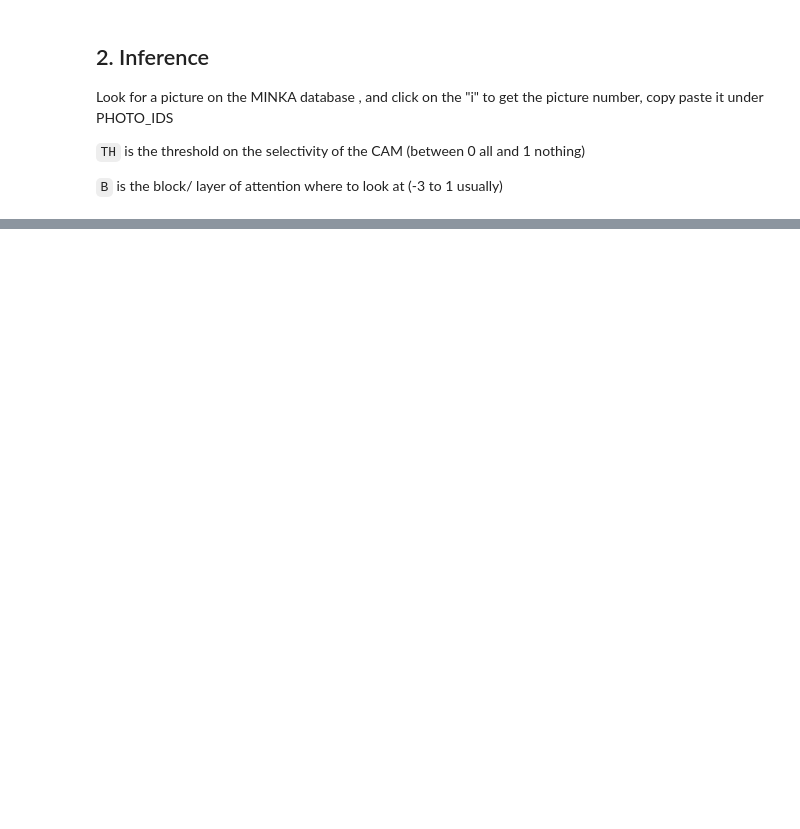
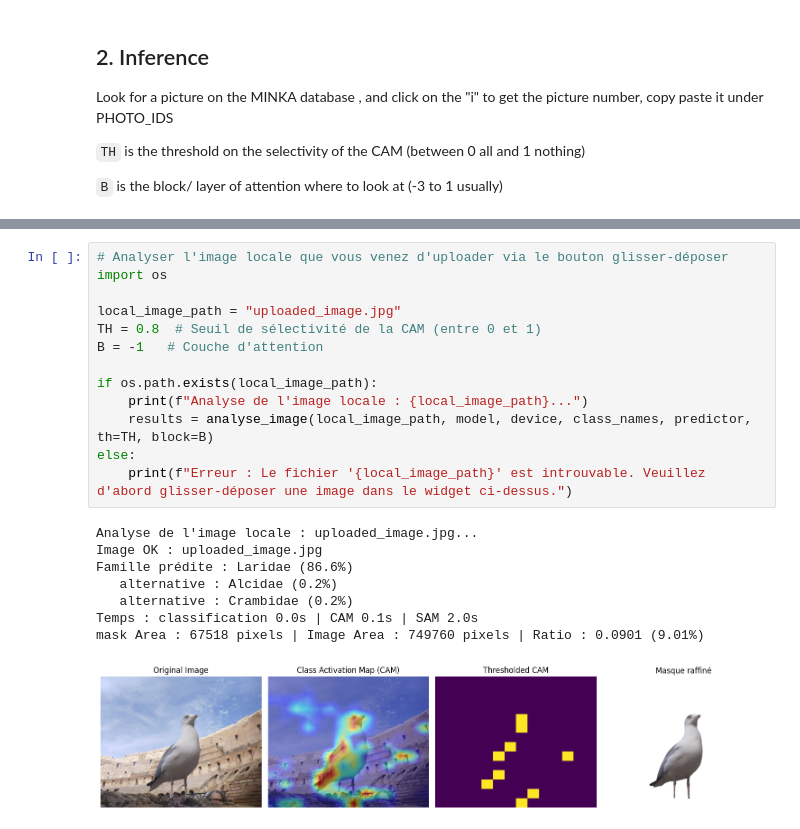
Before and after one commit to PerrineGilloteaux/ANERIS_BrugesWORKSHOP, a Jupyter notebook: AEIS_MAC_for_MINKA_family.ipynb, the cells around one changed output, grey strips where cells are left out. Cells and saved outputs as stored; diff of their text form; blank space fills up the shorter version.

Commit message:
Update AEIS_MAC_for_MINKA_family.ipynb
adding upload possibility

```diff
--- a/AEIS_MAC_for_MINKA_family.ipynb
+++ b/AEIS_MAC_for_MINKA_family.ipynb
@@ -86,0 +141,22 @@ mask Area : 77207 pixels | Image Area : 187500 pixels | Ratio : 0.4118 (41.18%)
+# %%
+# Analyser l'image locale que vous venez d'uploader via le bouton glisser-déposer
+import os
+
+local_image_path = "uploaded_image.jpg"
+TH = 0.8  # Seuil de sélectivité de la CAM (entre 0 et 1)
+B = -1   # Couche d'attention
+
+if os.path.exists(local_image_path):
+    print(f"Analyse de l'image locale : {local_image_path}...")
+    results = analyse_image(local_image_path, model, device, class_names, predictor, th=TH, block=B)
+else:
+    print(f"Erreur : Le fichier '{local_image_path}' est introuvable. Veuillez d'abord glisser-déposer une image dans le widget ci-dessus.")
+# %% [output]
+Analyse de l'image locale : uploaded_image.jpg...
+Image OK : uploaded_image.jpg
+Famille prédite : Laridae (86.6%)
+   alternative : Alcidae (0.2%)
+   alternative : Crambidae (0.2%)
+Temps : classification 0.0s | CAM 0.1s | SAM 2.0s
+mask Area : 67518 pixels | Image Area : 749760 pixels | Ratio : 0.0901 (9.01%)
+[figure, added]
```
Also changed, not shown: parts of 5 cells of this notebook.
